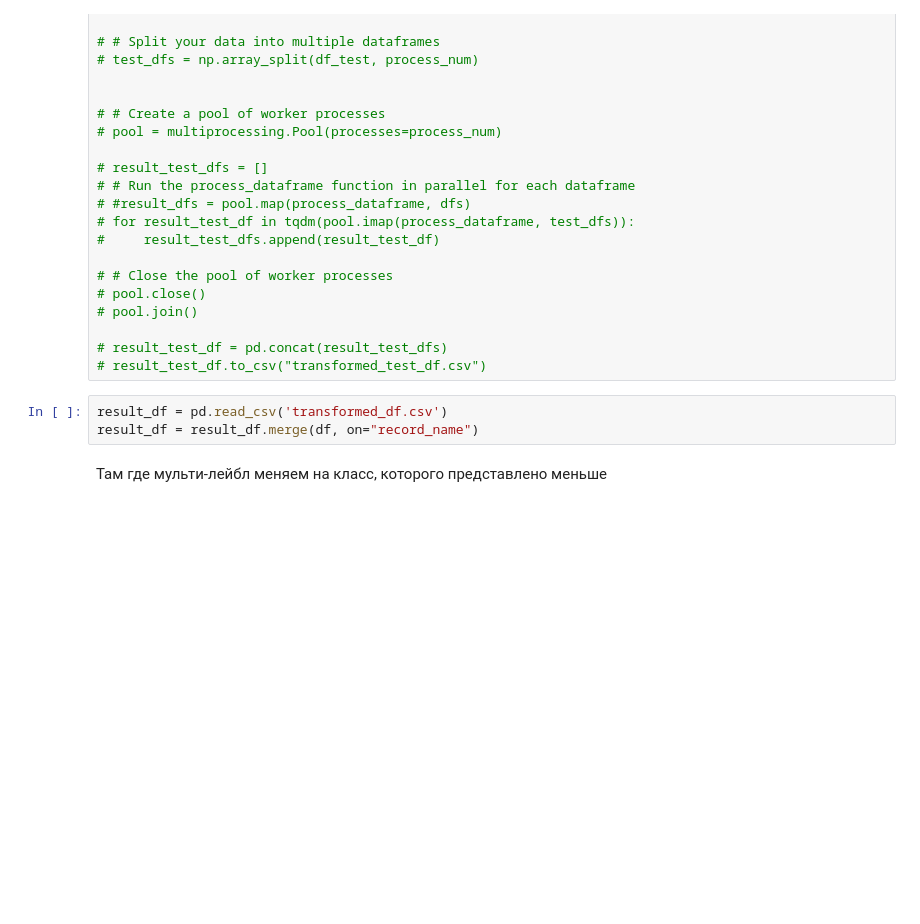
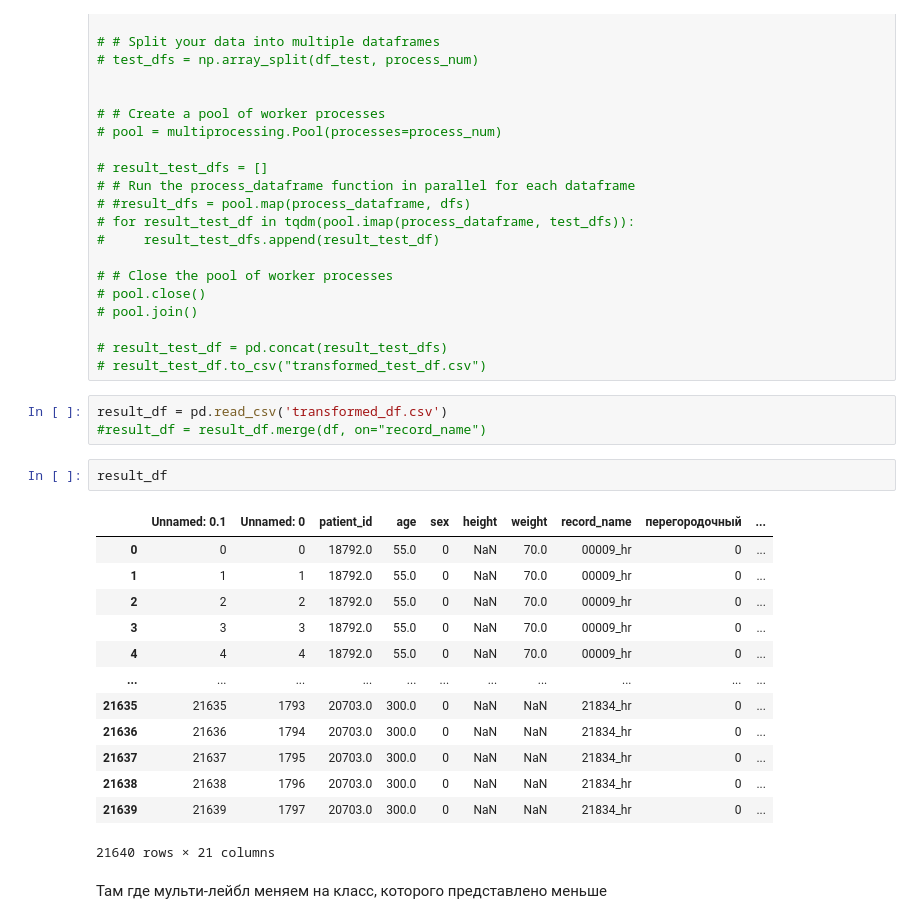
Before and after one commit to boldirev-as/AIIJC-medtech23, a Jupyter notebook: transforming_with_augs.ipynb, the cells around one changed output. Cells and saved outputs as stored; diff of their text form; blank space fills up the shorter version.

```diff
--- a/transforming_with_augs.ipynb
+++ b/transforming_with_augs.ipynb
@@ -231,7 +247,23 @@ process_num = 12
 # result_test_df.to_csv("transformed_test_df.csv")
 # %%
 result_df = pd.read_csv('transformed_df.csv')
-result_df = result_df.merge(df, on="record_name")
+#result_df = result_df.merge(df, on="record_name")
+# %%
+result_df
+# %% [output]
+|  | Unnamed: 0.1 | Unnamed: 0 | patient_id | age | sex | height | weight | record_name | перегородочный | ... |
+| 0 | 0 | 0 | 18792.0 | 55.0 | 0 | NaN | 70.0 | 00009_hr | 0 | ... |
+| 1 | 1 | 1 | 18792.0 | 55.0 | 0 | NaN | 70.0 | 00009_hr | 0 | ... |
+| 2 | 2 | 2 | 18792.0 | 55.0 | 0 | NaN | 70.0 | 00009_hr | 0 | ... |
+| 3 | 3 | 3 | 18792.0 | 55.0 | 0 | NaN | 70.0 | 00009_hr | 0 | ... |
+| 4 | 4 | 4 | 18792.0 | 55.0 | 0 | NaN | 70.0 | 00009_hr | 0 | ... |
+| ... | ... | ... | ... | ... | ... | ... | ... | ... | ... | ... |
+| 21635 | 21635 | 1793 | 20703.0 | 300.0 | 0 | NaN | NaN | 21834_hr | 0 | ... |
+| 21636 | 21636 | 1794 | 20703.0 | 300.0 | 0 | NaN | NaN | 21834_hr | 0 | ... |
+| 21637 | 21637 | 1795 | 20703.0 | 300.0 | 0 | NaN | NaN | 21834_hr | 0 | ... |
+| 21638 | 21638 | 1796 | 20703.0 | 300.0 | 0 | NaN | NaN | 21834_hr | 0 | ... |
+| 21639 | 21639 | 1797 | 20703.0 | 300.0 | 0 | NaN | NaN | 21834_hr | 0 | ... |
+21640 rows × 21 columns
 # %% [markdown]
 Там где мульти-лейбл меняем на класс, которого представлено меньше
 # %%
```
Also changed, not shown: parts of 18 cells of this notebook, 5 other files.
